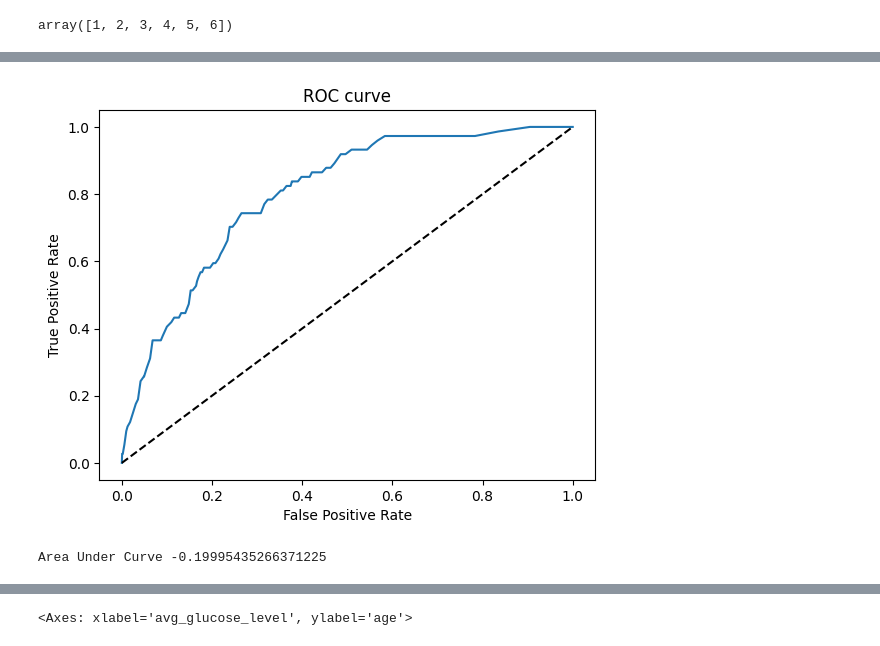
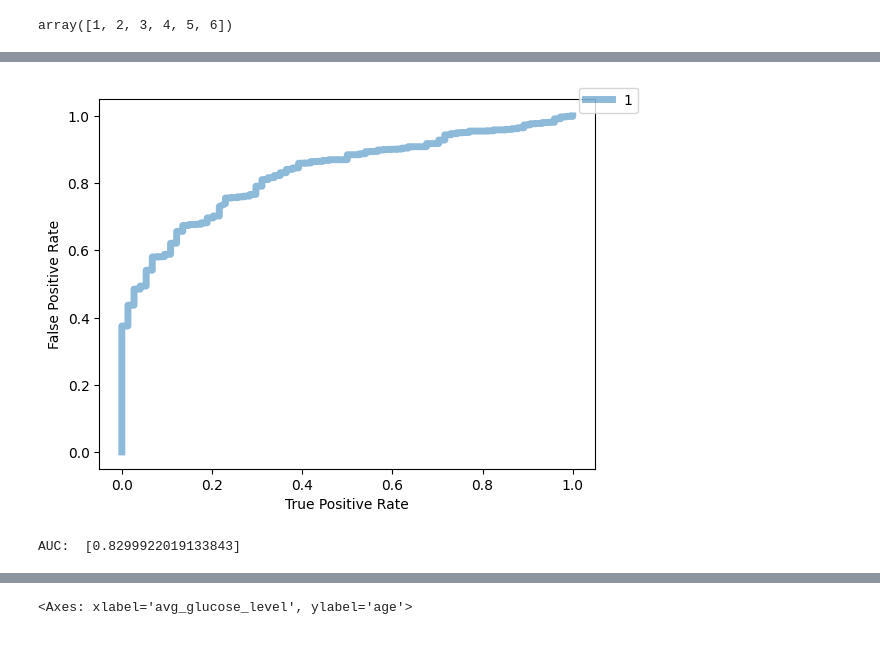
Before and after one commit to prakharguptaujjain/Brain-Stroke-Prediction, a Jupyter notebook: Brain_Stroke_Prediction.ipynb, the cells around one changed output, grey strips where cells are left out. Drawn from its saved outputs; the diff is of its cells as text; code cells hidden in the pictures.

```diff
--- a/Brain_Stroke_Prediction.ipynb
+++ b/Brain_Stroke_Prediction.ipynb
@@ -543,8 +524,8 @@ weighted avg       0.94      0.73      0.81      1495
-# %%
-plot_roc_curve(y_test,clf.predict_proba(X_test)[:,1],title='ROC curve')
-# %% [output]
-[figure, removed]
-Area Under Curve -0.19995435266371225
+# %%
+plot_roc_curve(clf,X_test,y_test,[1])
+# %% [output]
+[figure, added]
+AUC:  [0.8299922019133843]
 # %%
 temp_clf=SVC(kernel='linear').fit(X_train,y_train)
 # %%
```
Also changed, not shown: parts of 36 cells of this notebook, 2 other files.
